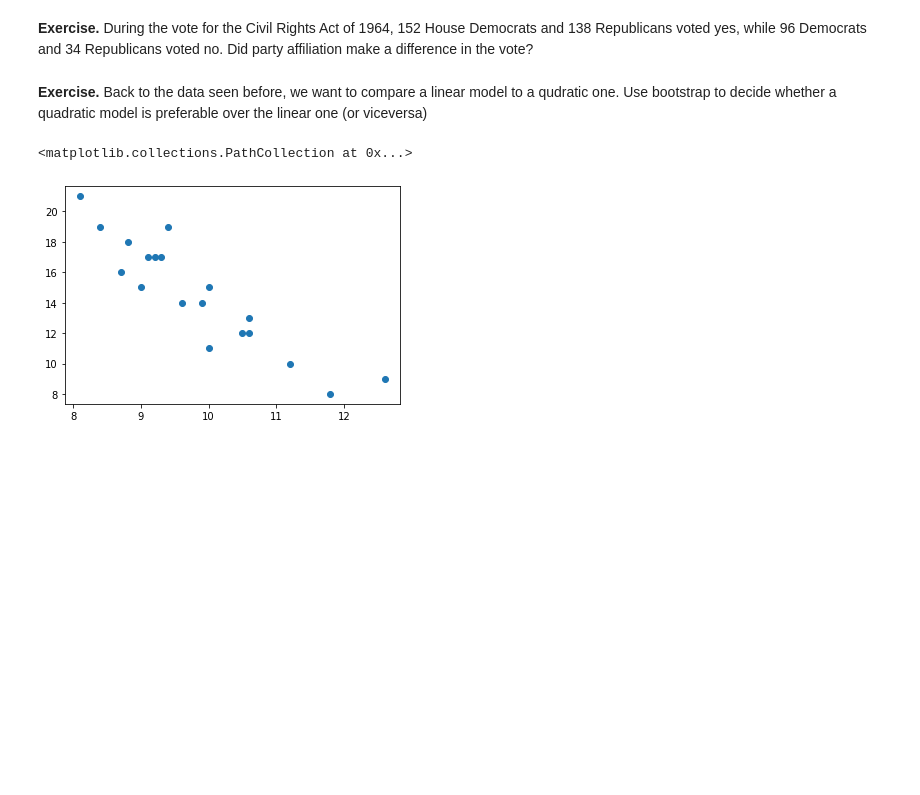
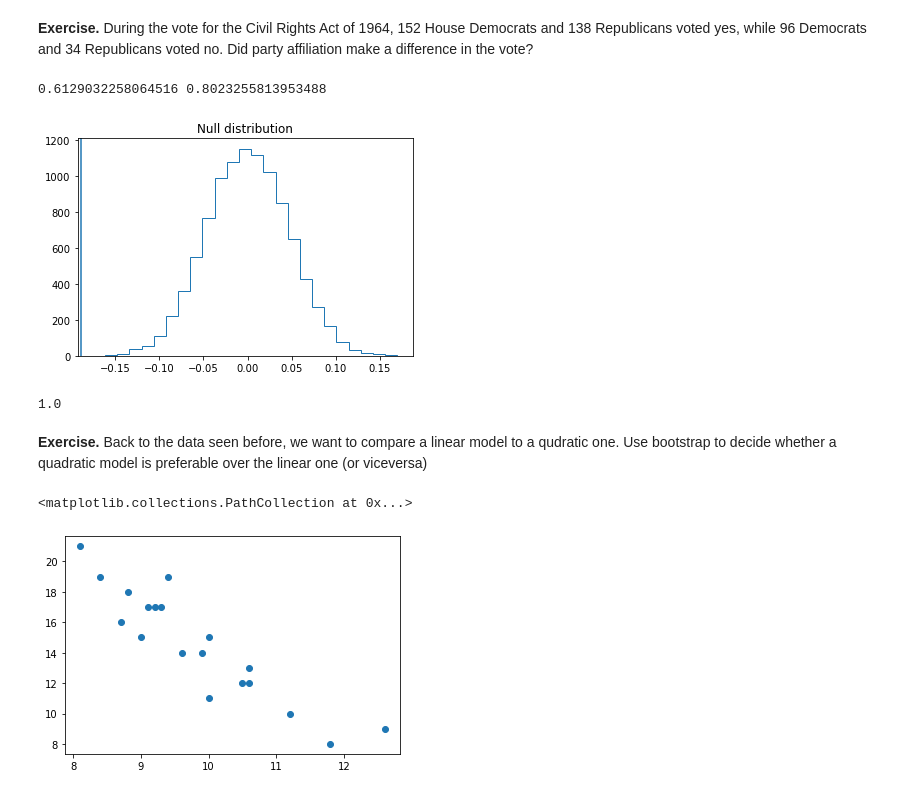
Before and after one commit to marcolorenzi/marcolorenzi.github.io, a Jupyter notebook: material/Resampling/lesson4_no_solutions.ipynb, the cells around one changed output. Cells and saved outputs as stored; diff of their text form; code cells hidden in the pictures; blank space fills up the shorter version.

```diff
--- a/material/Resampling/lesson4_no_solutions.ipynb
+++ b/material/Resampling/lesson4_no_solutions.ipynb
@@ -305,3 +363,42 @@ reps = np.array([True] * 138 + [False] * 34)
+# %%
+dems = np.array([True] * 152 + [False] * 96)
+reps = np.array([True] * 138 + [False] * 34)
+
+ratio_dem = np.mean(dems)
+ratio_rep = np.mean(reps)
+print(ratio_dem, ratio_rep)
+
+
+z_tilde = np.concatenate([dems, reps])
+# Number of bootstrap samples
+B = 10000
+n = len(dems)
+m = len(reps)
+
+diff_prop = []
+
+for i in range(B):
+    # We generate B samples
+    b_sample = np.random.choice(z_tilde, (n+m), replace=True)
+    ratio_A = np.mean(b_sample[n:])
+    ratio_B = np.mean(b_sample[:n])
+    diff_prop.append(ratio_A - ratio_B)
+
+plt.hist(diff_prop, 25, histtype='step')
+plt.title('Null distribution')
+
+t_obs = ratio_dem - ratio_rep
+
+plt.axvline(x = t_obs)
+plt.show()
+
+# Computing the significance of our test
+bootstrap_stat = np.sum(np.abs(t_obs)>np.abs(diff_prop))/B
+print(bootstrap_stat)
+# %% [output]
+0.6129032258064516 0.8023255813953488
+[figure, added]
+1.0
 # %% [markdown]
 **Exercise.** Back to the data seen before, we want to compare a linear model to a qudratic one. Use bootstrap to decide whether a quadratic model is preferable over the linear one (or viceversa)
 # %%
```
Also changed, not shown: parts of 11 cells of this notebook.
